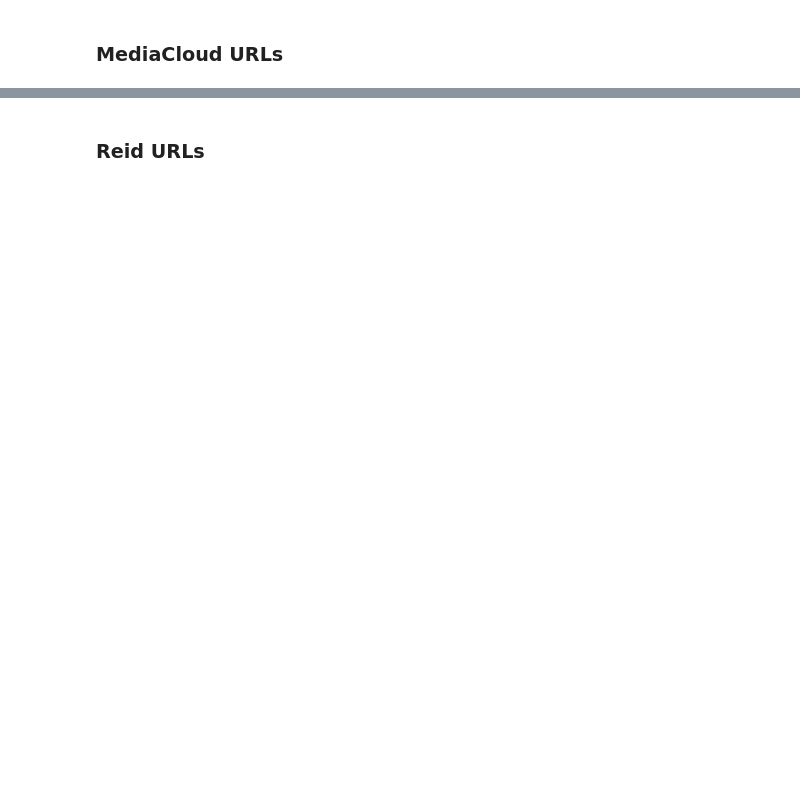
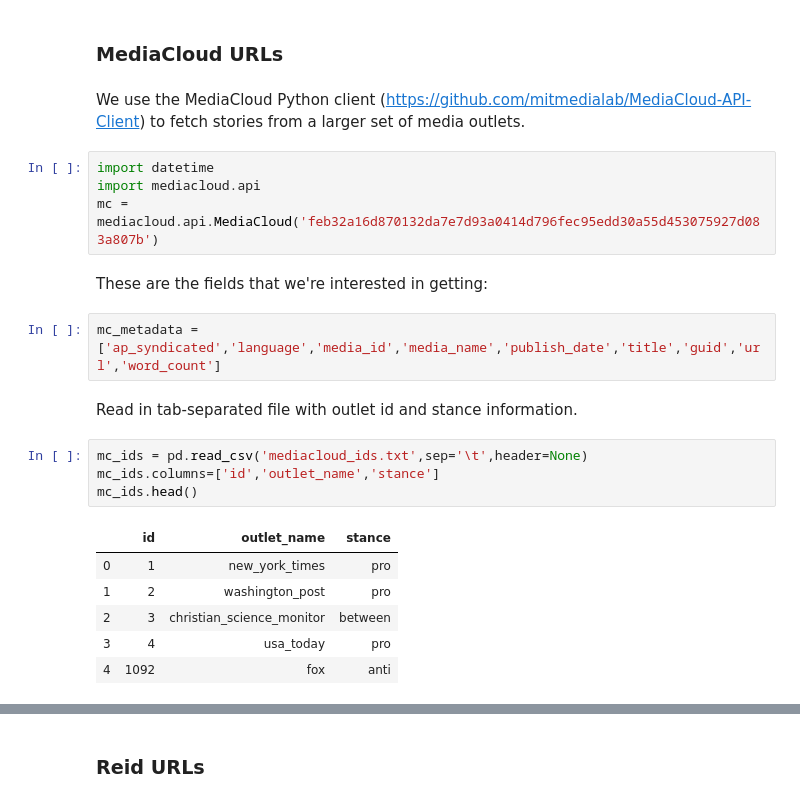
Before and after one commit to yiweiluo/GWStance, a Jupyter notebook: data_scraping/scraping_main.ipynb, the cells around one changed output, grey strips where cells are left out. Cells and saved outputs as stored; diff of their text form; blank space fills up the shorter version.

```diff
--- a/data_scraping/scraping_main.ipynb
+++ b/data_scraping/scraping_main.ipynb
@@ -102,2 +136,25 @@ pickle.dump(URLS_PER_DOMAIN,open('google_search_res_climate_change.pkl','wb'))
 # %% [markdown]
 ### MediaCloud URLs
+# %% [markdown]
+We use the MediaCloud Python client (https://github.com/mitmedialab/MediaCloud-API-Client) to fetch stories from a larger set of media outlets.
+# %%
+import datetime
+import mediacloud.api
+mc = mediacloud.api.MediaCloud('feb32a16d870132da7e7d93a0414d796fec95edd30a55d453075927d083a807b')
+# %% [markdown]
+These are the fields that we're interested in getting:
+# %%
+mc_metadata = ['ap_syndicated','language','media_id','media_name','publish_date','title','guid','url','word_count']
+# %% [markdown]
+Read in tab-separated file with outlet id and stance information.
+# %%
+mc_ids = pd.read_csv('mediacloud_ids.txt',sep='\t',header=None)
+mc_ids.columns=['id','outlet_name','stance']
+mc_ids.head()
+# %% [output]
+|  | id | outlet_name | stance |
+| 0 | 1 | new_york_times | pro |
+| 1 | 2 | washington_post | pro |
+| 2 | 3 | christian_science_monitor | between |
+| 3 | 4 | usa_today | pro |
+| 4 | 1092 | fox | anti |
```
Also changed, not shown: parts of 112 cells of this notebook.
